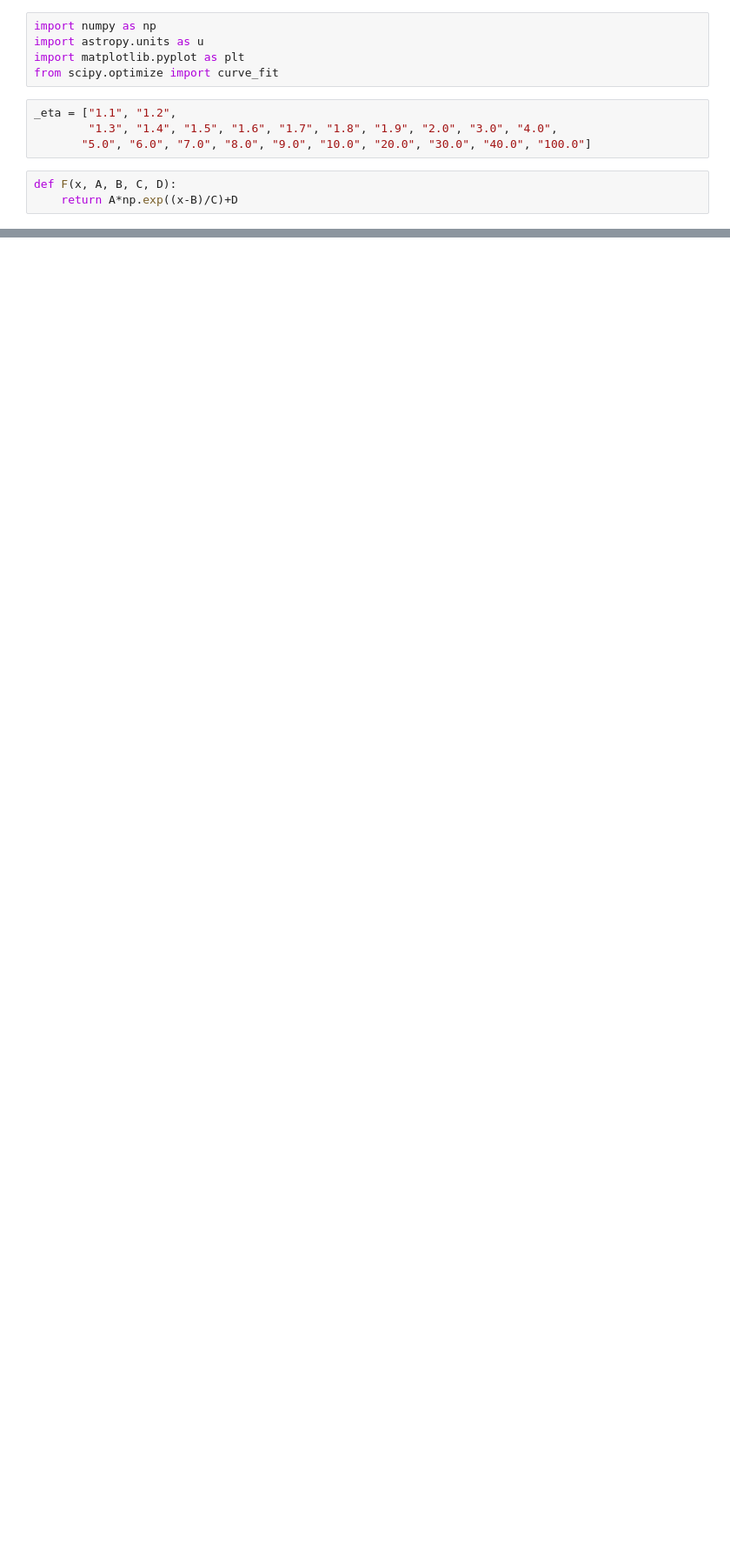
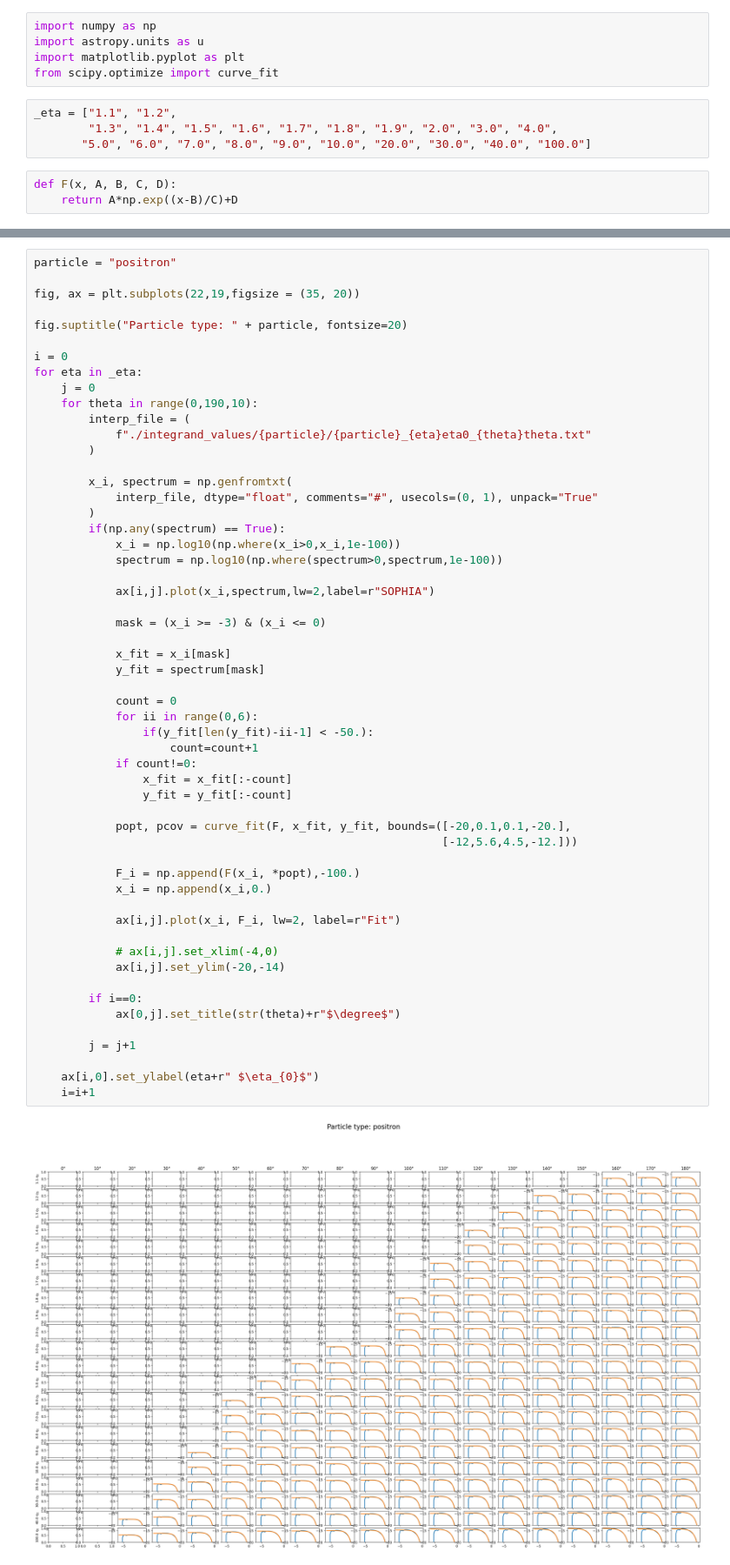
Before and after one commit to pwit07/sophia_next, a Jupyter notebook: src/Fitting.ipynb, the cells around one changed output, grey strips where cells are left out. Shown at 87% size. Saved outputs shown, nothing was run; the diff lists cells and outputs as text; blank space fills up the shorter version.

```diff
--- a/src/Fitting.ipynb
+++ b/src/Fitting.ipynb
@@ -157,0 +182,57 @@ for eta in _eta:
+# %%
+particle = "positron"
+
+fig, ax = plt.subplots(22,19,figsize = (35, 20))
+
+fig.suptitle("Particle type: " + particle, fontsize=20)
+
+i = 0
+for eta in _eta:
+    j = 0
+    for theta in range(0,190,10):
+        interp_file = (
+            f"./integrand_values/{particle}/{particle}_{eta}eta0_{theta}theta.txt"
+        )
+
+        x_i, spectrum = np.genfromtxt(
+            interp_file, dtype="float", comments="#", usecols=(0, 1), unpack="True"
+        )
+        if(np.any(spectrum) == True):
+            x_i = np.log10(np.where(x_i>0,x_i,1e-100))
+            spectrum = np.log10(np.where(spectrum>0,spectrum,1e-100))
+
+            ax[i,j].plot(x_i,spectrum,lw=2,label=r"SOPHIA")
+
+            mask = (x_i >= -3) & (x_i <= 0)
+
+            x_fit = x_i[mask]
+            y_fit = spectrum[mask]
+
+            count = 0
+            for ii in range(0,6):
+                if(y_fit[len(y_fit)-ii-1] < -50.):
+                    count=count+1
+            if count!=0:
+                x_fit = x_fit[:-count]
+                y_fit = y_fit[:-count]
+
+            popt, pcov = curve_fit(F, x_fit, y_fit, bounds=([-20,0.1,0.1,-20.],
+                                                            [-12,5.6,4.5,-12.]))
+
+            F_i = np.append(F(x_i, *popt),-100.)
+            x_i = np.append(x_i,0.)
+
+            ax[i,j].plot(x_i, F_i, lw=2, label=r"Fit")
+
+            # ax[i,j].set_xlim(-4,0)
+            ax[i,j].set_ylim(-20,-14)
+
+        if i==0:
+            ax[0,j].set_title(str(theta)+r"$\degree$")
+
+        j = j+1
+
+    ax[i,0].set_ylabel(eta+r" $\eta_{0}$")
+    i=i+1
+# %% [output]
+[figure, added]
```
Also changed, not shown: parts of 5 cells of this notebook, 1 other file.
